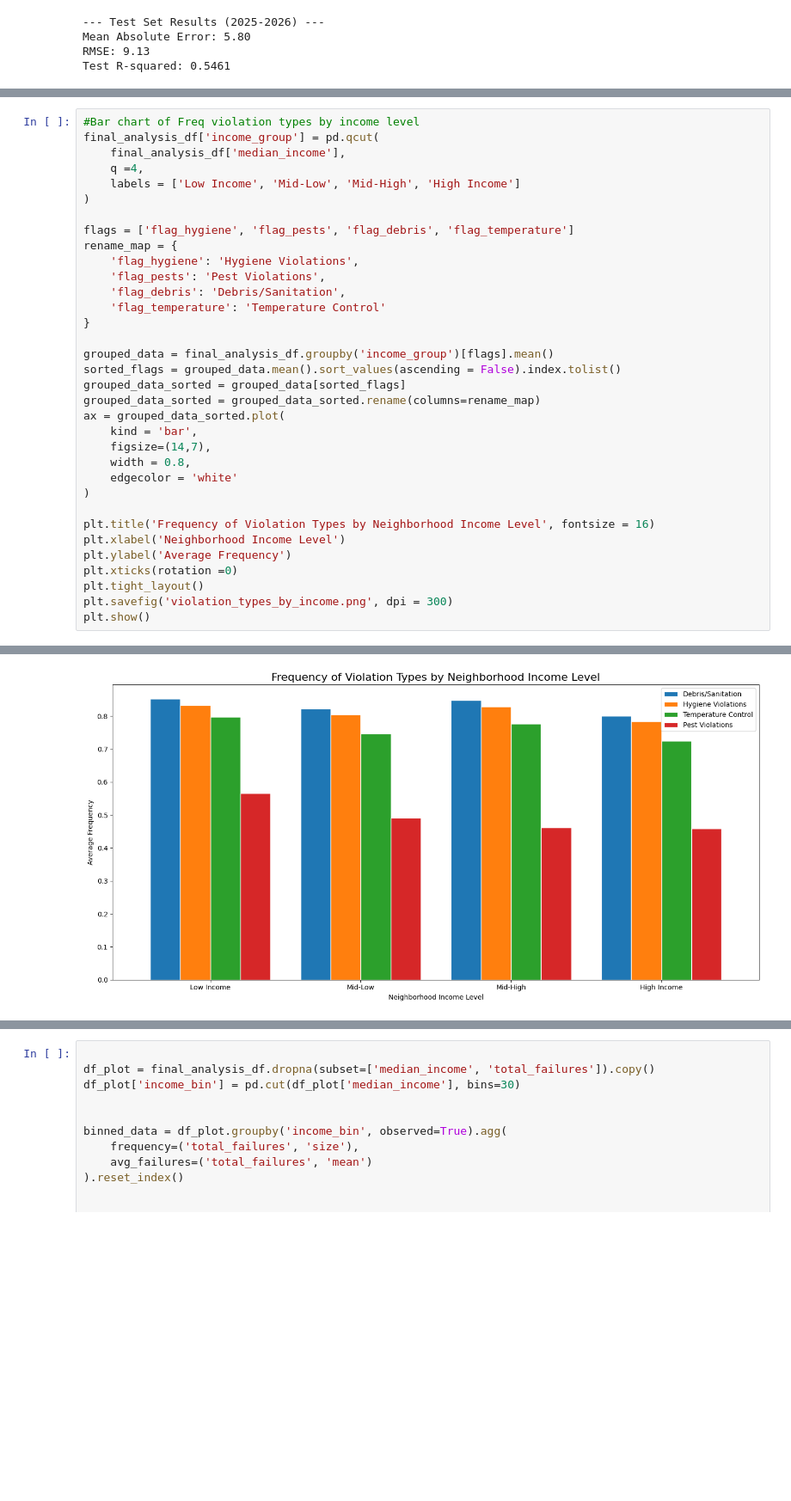
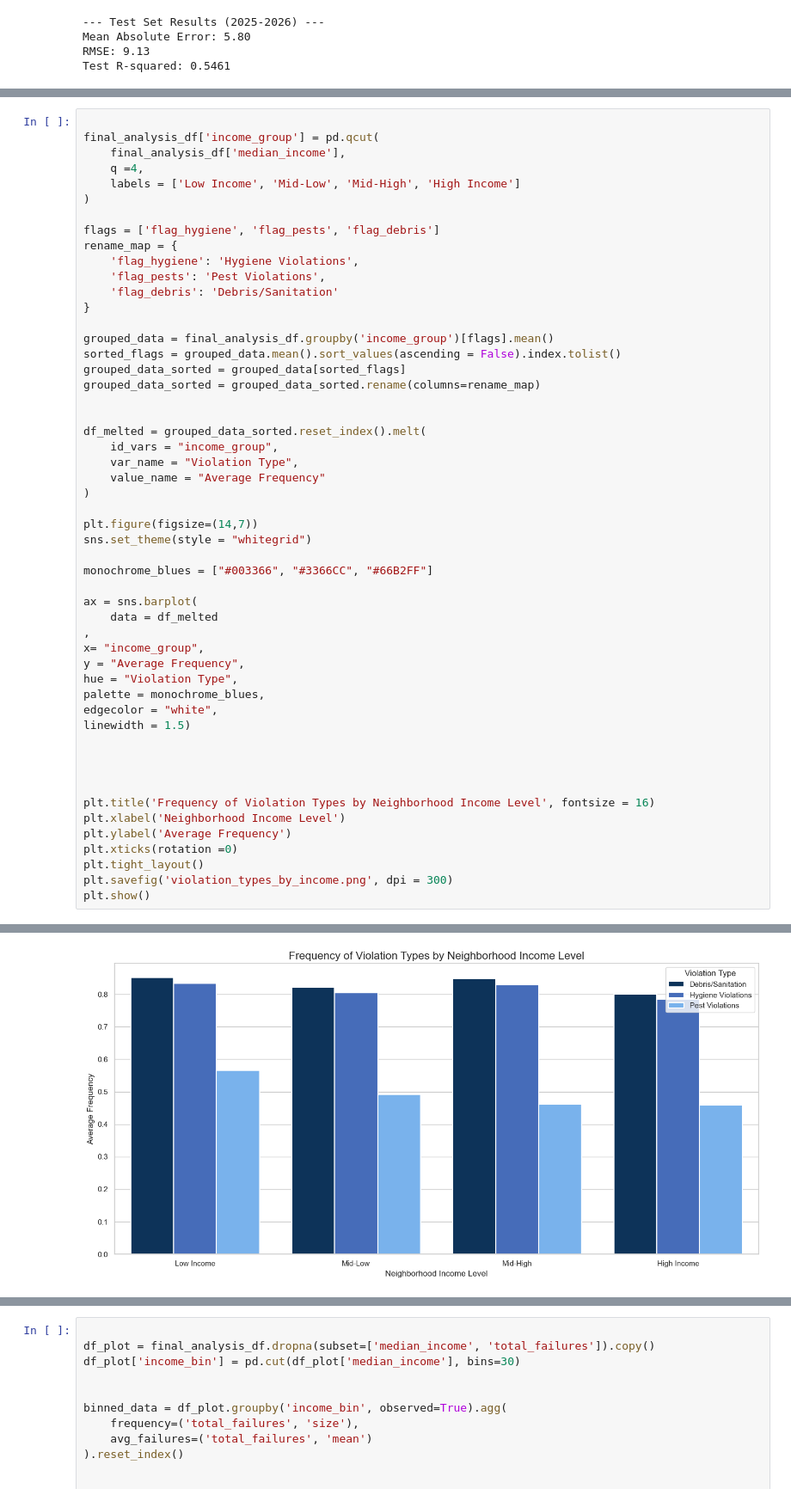
Before and after one commit to sy112-ops/YehS.ProjectDSH, a Jupyter notebook: YehS.ProjectDSH.ipynb, the cells around one changed output, grey strips where cells are left out. Shown at 86% size. Drawn from its saved outputs; the diff is of its cells as text; blank space fills up the shorter version.

```diff
--- a/YehS.ProjectDSH.ipynb
+++ b/YehS.ProjectDSH.ipynb
@@ -581,31 +630,49 @@ plt.show()
 # %% [output]
 [figure]
 # %%
-#Bar chart of Freq violation types by income level
+
 final_analysis_df['income_group'] = pd.qcut(
     final_analysis_df['median_income'],
     q =4,
     labels = ['Low Income', 'Mid-Low', 'Mid-High', 'High Income']
 )
 
-flags = ['flag_hygiene', 'flag_pests', 'flag_debris', 'flag_temperature']
+flags = ['flag_hygiene', 'flag_pests', 'flag_debris']
 rename_map = {
     'flag_hygiene': 'Hygiene Violations',
     'flag_pests': 'Pest Violations',
-    'flag_debris': 'Debris/Sanitation',
-    'flag_temperature': 'Temperature Control'
+    'flag_debris': 'Debris/Sanitation'
 }
 
 grouped_data = final_analysis_df.groupby('income_group')[flags].mean()
 sorted_flags = grouped_data.mean().sort_values(ascending = False).index.tolist()
 grouped_data_sorted = grouped_data[sorted_flags]
 grouped_data_sorted = grouped_data_sorted.rename(columns=rename_map)
-ax = grouped_data_sorted.plot(
-    kind = 'bar',
-    figsize=(14,7),
-    width = 0.8,
-    edgecolor = 'white'
+
+
+df_melted = grouped_data_sorted.reset_index().melt(
+    id_vars = "income_group",
+    var_name = "Violation Type",
+    value_name = "Average Frequency"
 )
+
+plt.figure(figsize=(14,7))
+sns.set_theme(style = "whitegrid")
+
+monochrome_blues = ["#003366", "#3366CC", "#66B2FF"]
+
+ax = sns.barplot(
+    data = df_melted
+,
+x= "income_group",
+y = "Average Frequency",
+hue = "Violation Type",
+palette = monochrome_blues,
+edgecolor = "white",
+linewidth = 1.5)
+
+
+
 
 plt.title('Frequency of Violation Types by Neighborhood Income Level', fontsize = 16)
 plt.xlabel('Neighborhood Income Level')
@@ -618 +686 @@ plt.show()
-[figure, old version]
+[figure, new version]
```
Also changed, not shown: parts of 17 cells of this notebook.
